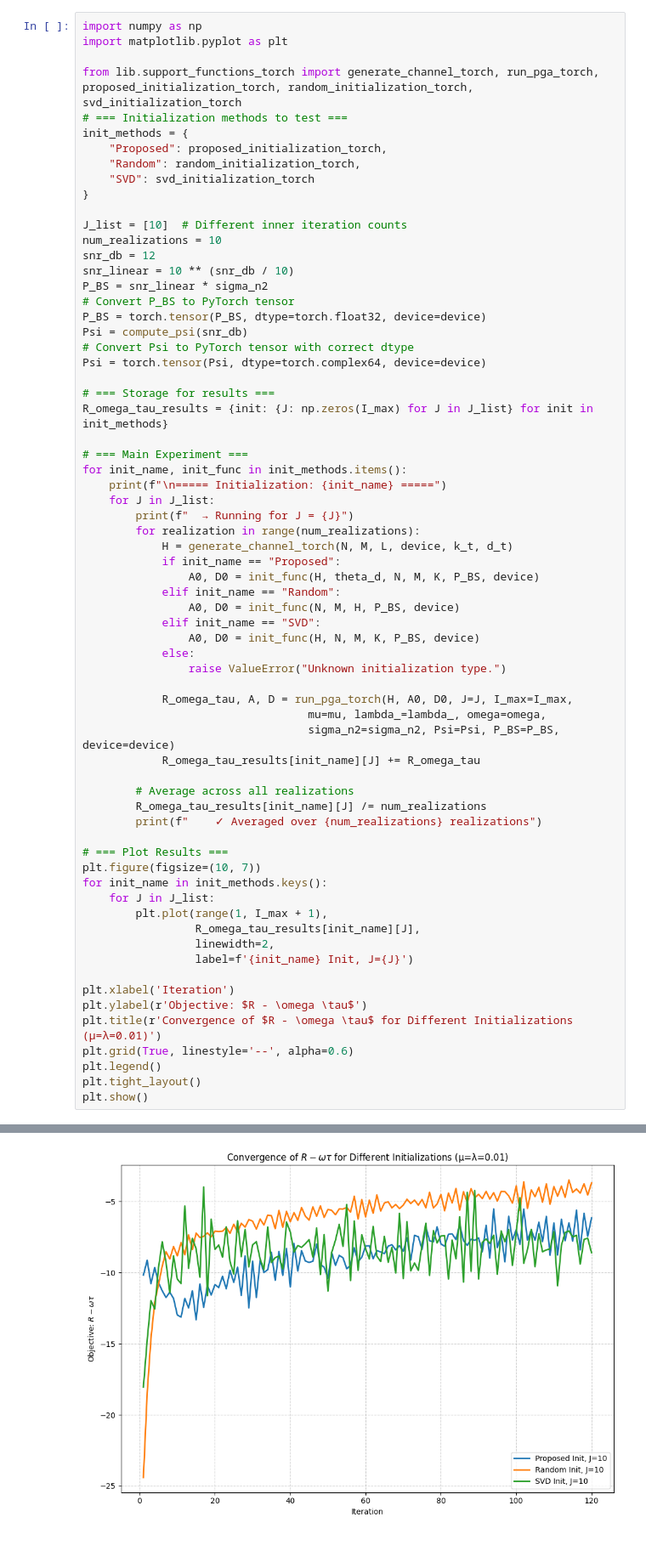
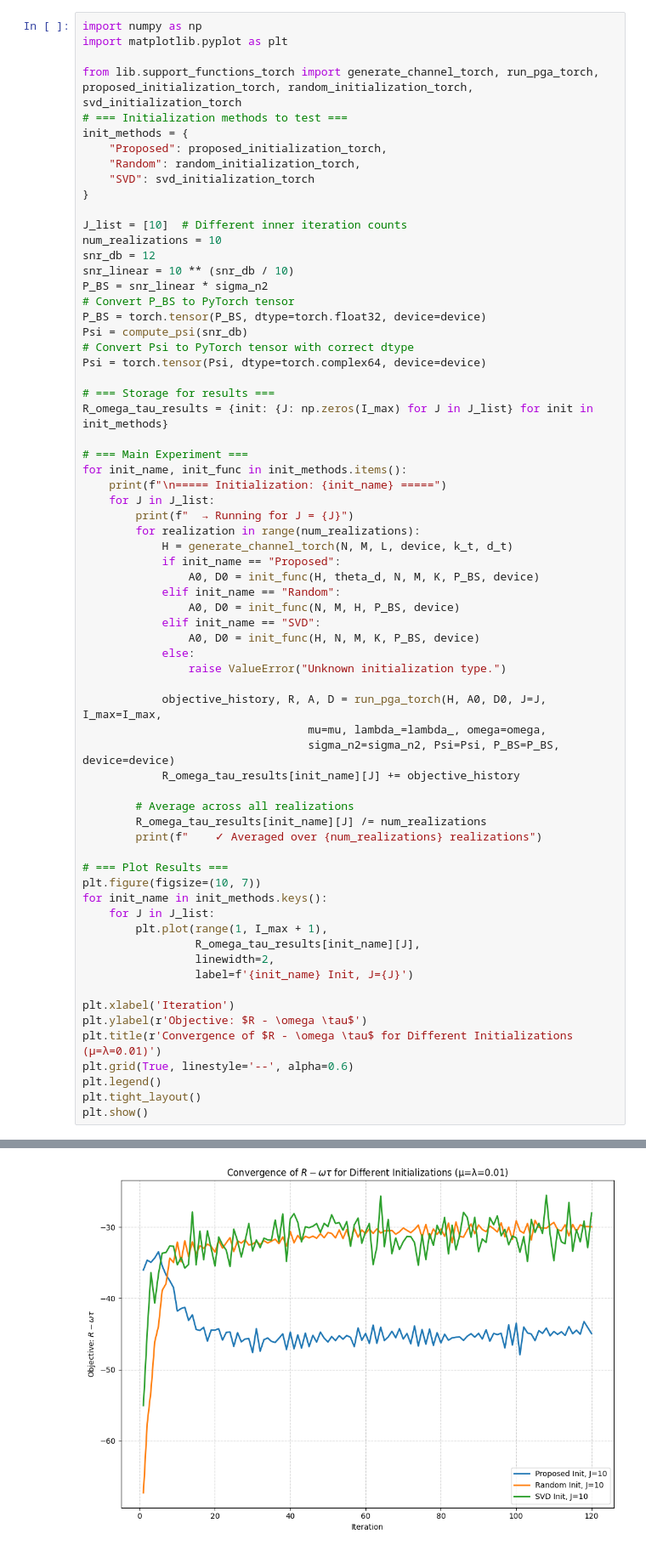
Before and after one commit to SurangaPrasad/mimo_jcas_system, a Jupyter notebook: plot_figure_2.ipynb, the cells around one changed output, grey strips where cells are left out. Shown at 85% size. Drawn from its saved outputs; the diff is of its cells as text.

```diff
--- a/plot_figure_2.ipynb
+++ b/plot_figure_2.ipynb
@@ -125,10 +125,10 @@ for init_name, init_func in init_methods.items():
             else:
                 raise ValueError("Unknown initialization type.")
 
-            R_omega_tau, A, D = run_pga_torch(H, A0, D0, J=J, I_max=I_max,
+            objective_history, R, A, D = run_pga_torch(H, A0, D0, J=J, I_max=I_max,
                                   mu=mu, lambda_=lambda_, omega=omega,
                                   sigma_n2=sigma_n2, Psi=Psi, P_BS=P_BS, device=device)
-            R_omega_tau_results[init_name][J] += R_omega_tau
+            R_omega_tau_results[init_name][J] += objective_history
 
         # Average across all realizations
         R_omega_tau_results[init_name][J] /= num_realizations
@@ -174 +169 @@ plt.show()
-[figure, old version]
+[figure, new version]
```
Also changed, not shown: parts of 1 cell of this notebook.
